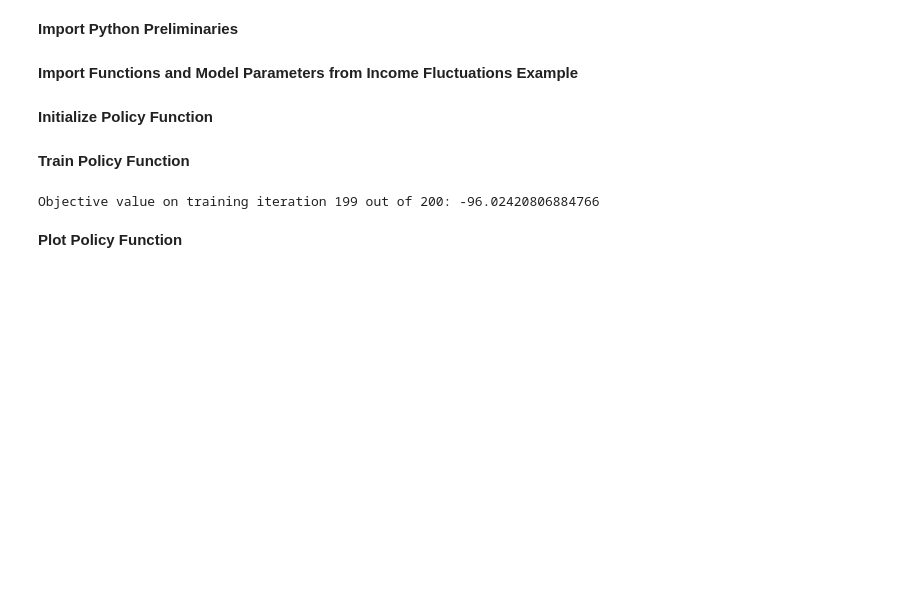
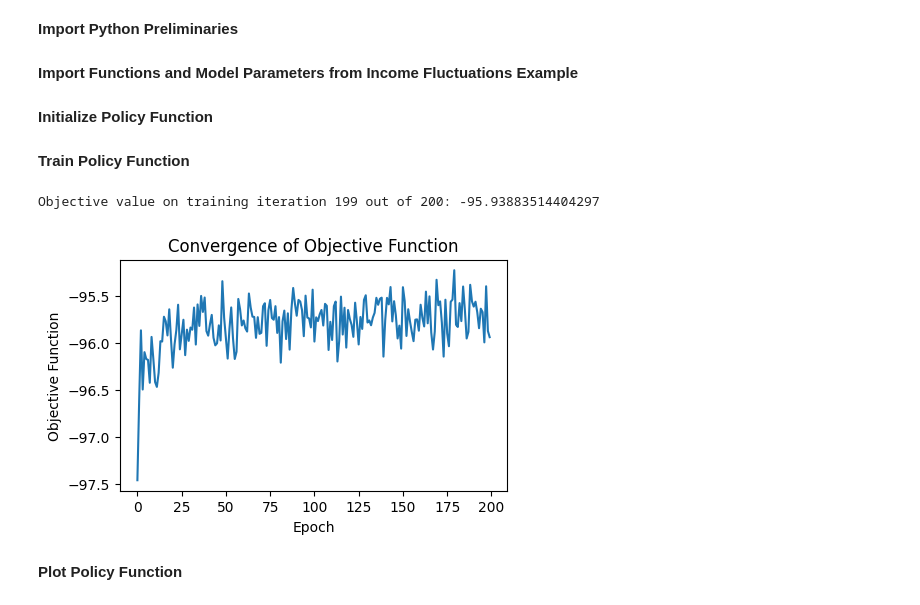
Before and after one commit to marcdelabarrera/nndp, a Jupyter notebook: docs/source/notebooks/income_fluctuations/main.ipynb, the cells around one changed output. Cells and saved outputs as stored; diff of their text form; code cells hidden in the pictures; blank space fills up the shorter version.

```diff
--- a/docs/source/notebooks/income_fluctuations/main.ipynb
+++ b/docs/source/notebooks/income_fluctuations/main.ipynb
@@ -33,7 +33,7 @@ params, nn = nndp.initialize_deep_nn(subkey,
 # %%
 key, subkey = jax.random.split(key)
 
-params = nndp.core.train(key = subkey,
+params,result = nndp.core.train(key = subkey,
                params = params,
                nn = nn,
                policy = policy,
@@ -41,13 +41,19 @@ params = nndp.core.train(key = subkey,
                m = m,
                F = F,
                T = T,
-               N_simul = 1,
+               N_simul = 10,
                batch_size = 250,
-               N_iter = 200,
+               epochs = 200,
                optimizer = optax.adam(1e-3)
                )
 # %% [output]
-Objective value on training iteration 199 out of 200: -96.02420806884766
+Objective value on training iteration 199 out of 200: -95.93883514404297
+# %%
+fig,ax = plt.subplots(figsize=(5,3))
+result.plot_convergence(ax = ax)
+fig.show()
+# %% [output]
+[figure, added]
 # %% [markdown]
 **Plot Policy Function**
 # %%
```
Also changed, not shown: parts of 1 cell of this notebook, 1 other file.
